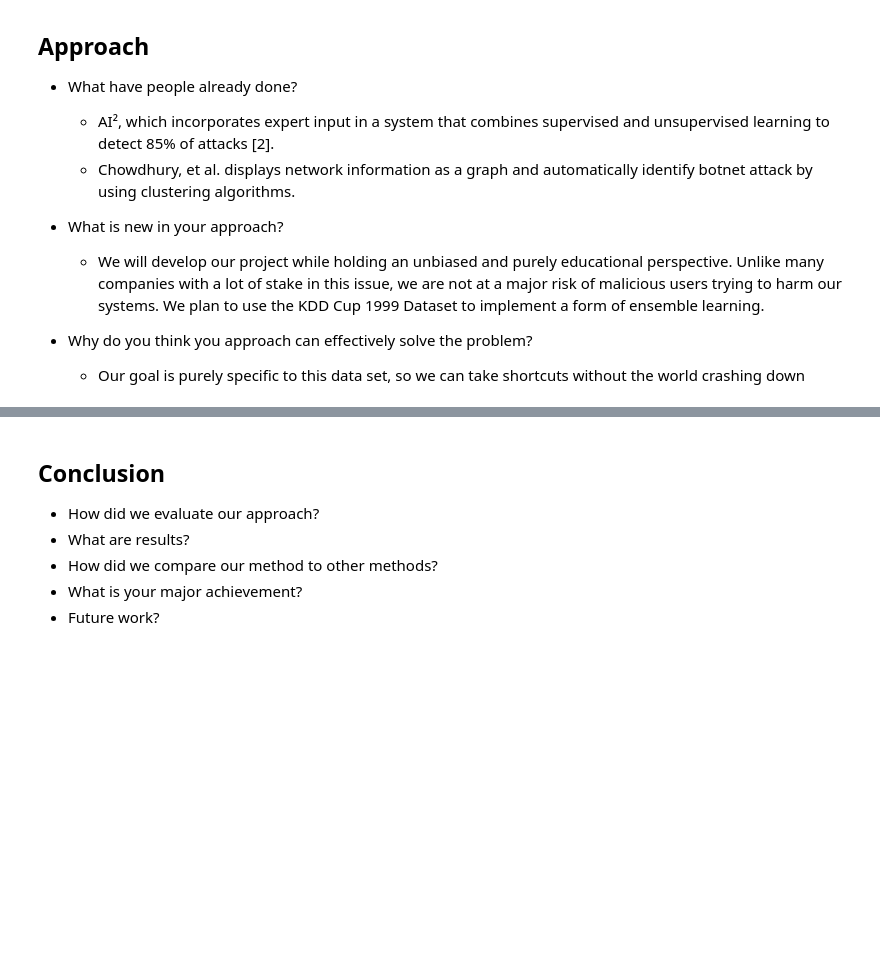
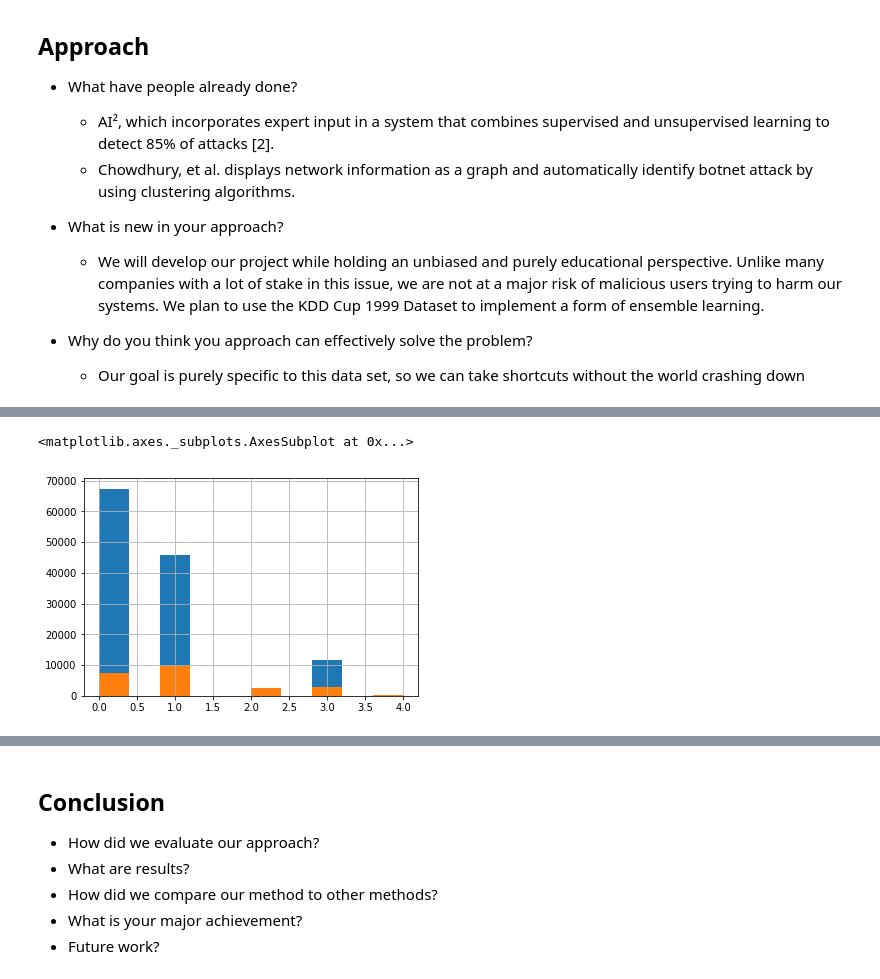
Before and after one commit to sarabranham/CX4240, a Jupyter notebook: Final_Pres.ipynb, the cells around one changed output, grey strips where cells are left out. Drawn from its saved outputs; the diff is of its cells as text; code cells hidden in the pictures; blank space fills up the shorter version.

```diff
--- a/Final_Pres.ipynb
+++ b/Final_Pres.ipynb
@@ -26,0 +56,37 @@
+# %%
+def simplify_label(df):
+    attack_dict = {
+        'normal': 'normal',
+
+        'back': 'DoS', 'land': 'DoS', 'neptune': 'DoS', 'pod': 'DoS', 'smurf': 'DoS', 'teardrop': 'DoS',
+        'mailbomb': 'DoS', 'apache2': 'DoS', 'processtable': 'DoS', 'udpstorm': 'DoS',
+
+        'ipsweep': 'Probe', 'nmap': 'Probe', 'portsweep': 'Probe', 'satan': 'Probe',
+        'mscan': 'Probe', 'saint': 'Probe',
+
+        'ftp_write': 'R2L', 'guess_passwd': 'R2L', 'imap': 'R2L', 'multihop': 'R2L', 'phf': 'R2L',
+        'spy': 'R2L', 'warezclient': 'R2L', 'warezmaster': 'R2L', 'sendmail': 'R2L', 'named': 'R2L',
+        'snmpgetattack': 'R2L', 'snmpguess': 'R2L', 'xlock': 'R2L', 'xsnoop': 'R2L', 'worm': 'R2L',
+
+        'buffer_overflow': 'U2R', 'loadmodule': 'U2R', 'perl': 'U2R', 'rootkit': 'U2R',
+        'httptunnel': 'U2R', 'ps': 'U2R', 'sqlattack': 'U2R','xterm': 'U2R'
+    }
+
+    attack_simp = {}
+    for a in df[41].unique():
+        if attack_dict[a] is not None:
+            attack_simp[a] = attack_dict[a]
+
+    df2 = df.replace(attack_simp)
+    label_map = dict(zip(df2[41].unique(), range(len(df2[41].unique()))))
+    df2 = df2.replace(label_map)
+    return df2
+
+
+traindata = simplify_label(pd.read_csv('NSL-KDD/KDDTrain+.csv', header=None))
+testdata = simplify_label(pd.read_csv('NSL-KDD/KDDTest+.csv', header=None))
+traindata[41].hist()
+testdata[41].hist()
+# %% [output]
+<matplotlib.axes._subplots.AxesSubplot at 0x...>
+[figure, added]
```
Also changed, not shown: parts of 21 cells of this notebook.
